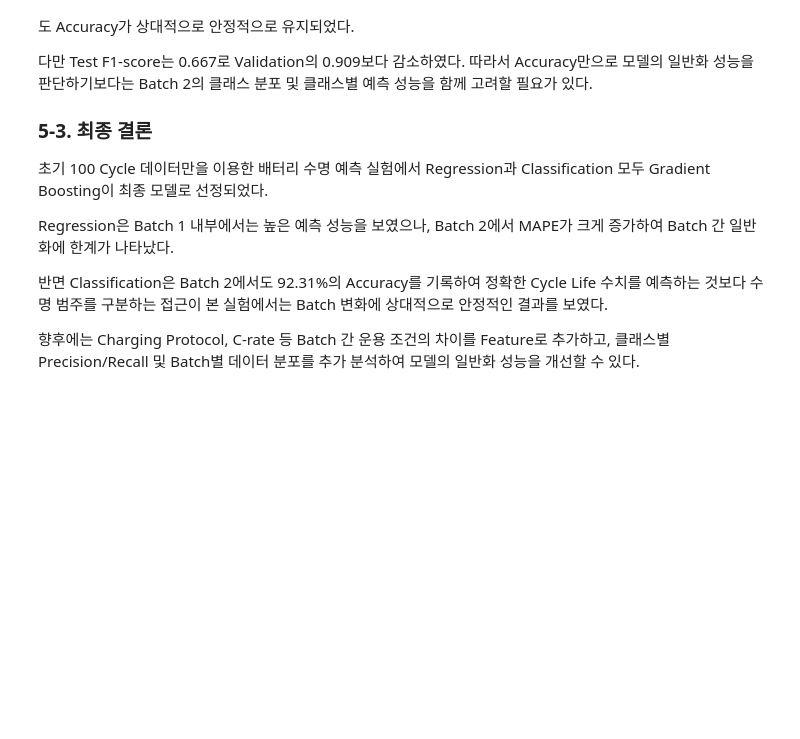
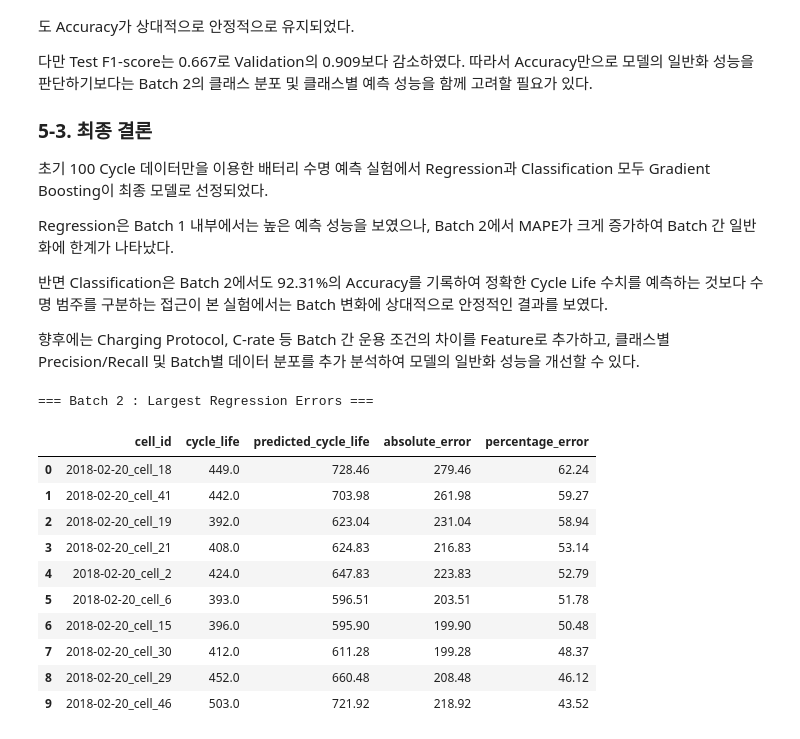
Before and after one commit to seunghyunsuh519-bit/battery-cycle-life-prediction, a Jupyter notebook: notebooks/03_modeling.ipynb, the cells around one changed output. Saved outputs shown, nothing was run; the diff lists cells and outputs as text; code cells hidden in the pictures; blank space fills up the shorter version.

Commit message:
Update README and add regression error analysis

```diff
--- a/notebooks/03_modeling.ipynb
+++ b/notebooks/03_modeling.ipynb
@@ -952,3 +952,43 @@ Batch 2에서 MAPE가 크게 증가하여 Batch 간 일반화에 한계가 나
 향후에는 Charging Protocol, C-rate 등 Batch 간 운용 조건의 차이를
 Feature로 추가하고, 클래스별 Precision/Recall 및 Batch별 데이터 분포를
 추가 분석하여 모델의 일반화 성능을 개선할 수 있다.
+# %%
+# Batch 2 Regression Error Analysis
+
+error_analysis = batch2_df[
+    ["cell_id", "cycle_life"]
+].copy()
+
+error_analysis["predicted_cycle_life"] = final_reg_model.predict(X_batch2)
+
+error_analysis["absolute_error"] = abs(
+    error_analysis["cycle_life"]
+    - error_analysis["predicted_cycle_life"]
+)
+
+error_analysis["percentage_error"] = (
+    error_analysis["absolute_error"]
+    / error_analysis["cycle_life"]
+    * 100
+)
+
+error_analysis = error_analysis.sort_values(
+    "percentage_error",
+    ascending=False
+).reset_index(drop=True)
+
+print("=== Batch 2 : Largest Regression Errors ===")
+display(error_analysis.head(10).round(2))
+# %% [output]
+=== Batch 2 : Largest Regression Errors ===
+|  | cell_id | cycle_life | predicted_cycle_life | absolute_error | percentage_error |
+| 0 | 2018-02-20_cell_18 | 449.0 | 728.46 | 279.46 | 62.24 |
+| 1 | 2018-02-20_cell_41 | 442.0 | 703.98 | 261.98 | 59.27 |
+| 2 | 2018-02-20_cell_19 | 392.0 | 623.04 | 231.04 | 58.94 |
+| 3 | 2018-02-20_cell_21 | 408.0 | 624.83 | 216.83 | 53.14 |
+| 4 | 2018-02-20_cell_2 | 424.0 | 647.83 | 223.83 | 52.79 |
+| 5 | 2018-02-20_cell_6 | 393.0 | 596.51 | 203.51 | 51.78 |
+| 6 | 2018-02-20_cell_15 | 396.0 | 595.90 | 199.90 | 50.48 |
+| 7 | 2018-02-20_cell_30 | 412.0 | 611.28 | 199.28 | 48.37 |
+| 8 | 2018-02-20_cell_29 | 452.0 | 660.48 | 208.48 | 46.12 |
+| 9 | 2018-02-20_cell_46 | 503.0 | 721.92 | 218.92 | 43.52 |
```
Also changed, not shown: 1 other file.
